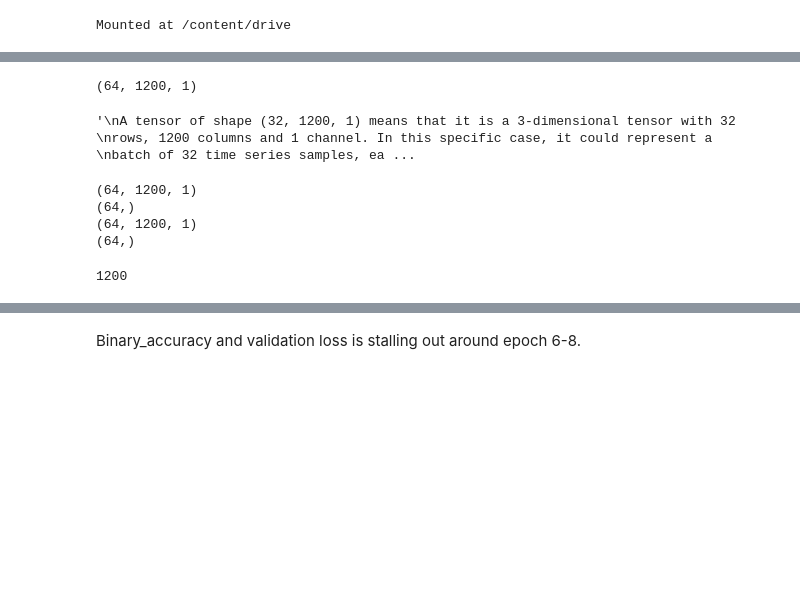
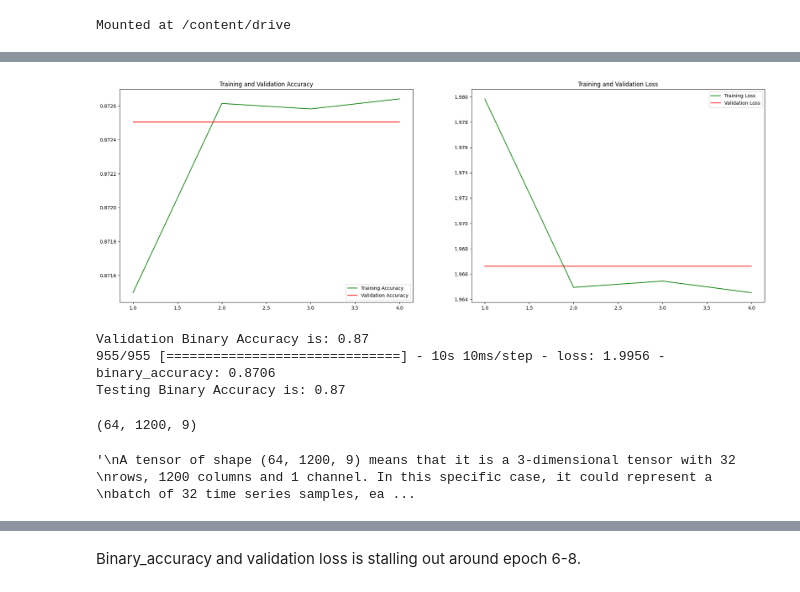
Before and after one commit to kjspring/stress-detection-wearable-devices, a Jupyter notebook: modeling_WESAD_all_subjects.ipynb, the cells around one changed output, grey strips where cells are left out. Drawn from its saved outputs; the diff is of its cells as text; code cells hidden in the pictures; blank space fills up the shorter version.

Commit message:
Updated with new data clean-up and feature extraction

```diff
--- a/modeling_WESAD_all_subjects.ipynb
+++ b/modeling_WESAD_all_subjects.ipynb
@@ -242,0 +131,32 @@ test_data_gen = TimeseriesGenerator(X_test_scaled, y_test,
+# %%
+# Train Test Split and downsampling
+import pandas as pd
+from sklearn.model_selection import train_test_split
+
+for i, df in enumerate(data_frames_list):
+    df['subject'] = i
+
+# Concatenate the dataframes together
+df = pd.concat(data_frames_list)
+
+# Downsample the dataframe
+target_hz = 4
+resample_factor = int(700 / target_hz)
+df = df.iloc[::resample_factor, :]
+
+# Split the data into training, testing, and validation sets by subject
+train_dfs = []
+test_dfs = []
+val_dfs = []
+
+for i, group in df.groupby('subject'):
+    train, test = train_test_split(group, test_size=0.2, random_state=42)
+    train, val = train_test_split(train, test_size=0.25, random_state=42)
+
+    train_dfs.append(train)
+    test_dfs.append(test)
+    val_dfs.append(val)
+
+train_df = pd.concat(train_dfs)
+test_df = pd.concat(test_dfs)
+val_df = pd.concat(val_dfs)
@@ -242,0 +322,8 @@ test_data_gen = TimeseriesGenerator(X_test_scaled, y_test,
+# %%
+# Load and Evaluate Model
+model_0, history_0 = evaluate_model(model_0_filepath,
+                         history_0_filepath,
+                         val_gen,
+                         test_gen,
+                         'models/evaluate/model_0_evaluation.pdf')
+# %% [output]
@@ -243,34 +331,23 @@ test_data_gen = TimeseriesGenerator(X_test_scaled, y_test,
+[figure, added]
+Validation Binary Accuracy is: 0.87
+955/955 [==============================] - 10s 10ms/step - loss: 1.9956 - binary_accuracy: 0.8706
+Testing Binary Accuracy is: 0.87
 # %%
-print(train_data_gen[0][0].shape) # prints the batch size of the first entry
+print(train_gen[0][0].shape) # prints the batch size of the first entry
 '''
-A tensor of shape (32, 1200, 1) means that it is a 3-dimensional tensor with 32
+A tensor of shape (64, 1200, 9) means that it is a 3-dimensional tensor with 32
 rows, 1200 columns and 1 channel. In this specific case, it could represent a
 batch of 32 time series samples, each with 1200 time steps and 1 feature/channel.
 
-The first dimension (32) represents the batch size, which is the number of
+The first dimension (64) represents the batch size, which is the number of
 samples that are processed at once during training. The second dimension (1200)
 represents the time steps or the sequence length of each sample, and the third
-dimension (1) represents the number of features or channels in each sample.
+dimension (9) represents the number of features or channels in each sample,
+8 for the features and 1 for the label.
 '''
 # %% [output]
-(64, 1200, 1)
+(64, 1200, 9)
-'\nA tensor of shape (32, 1200, 1) means that it is a 3-dimensional tensor with 32 \nrows, 1200 columns and 1 channel. In this specific case, it could represent a \nbatch of 32 time series samples, ea ...
+'\nA tensor of shape (64, 1200, 9) means that it is a 3-dimensional tensor with 32 \nrows, 1200 columns and 1 channel. In this specific case, it could represent a \nbatch of 32 time series samples, ea ...
-# %%
-train_iterator = iter(train_data_gen)
-x_batch, y_batch = next(train_iterator)
-print(x_batch.shape)
-print(y_batch.shape)
-
-# Validation Data
-val_iterator = iter(val_data_gen)
-x_batch, y_batch = next(val_iterator)
-print(x_batch.shape)
-print(y_batch.shape)
-# %% [output]
-(64, 1200, 1)
-(64,)
-(64, 1200, 1)
-(64,)
 # %%
 # Naive Model
 def evaluate_naive_method(dataset):
@@ -278,8 +355,3 @@ def evaluate_naive_method(dataset):
   This method uses a common-sense approach to predict that the subject will be
   in the same state 5 minutes from now as they are in now.
   '''
-# %%
-type(train_data_gen[0][0].shape[2])
-print(sequence_length)
-# %% [output]
-1200
```
Also changed, not shown: parts of 33 cells of this notebook.
